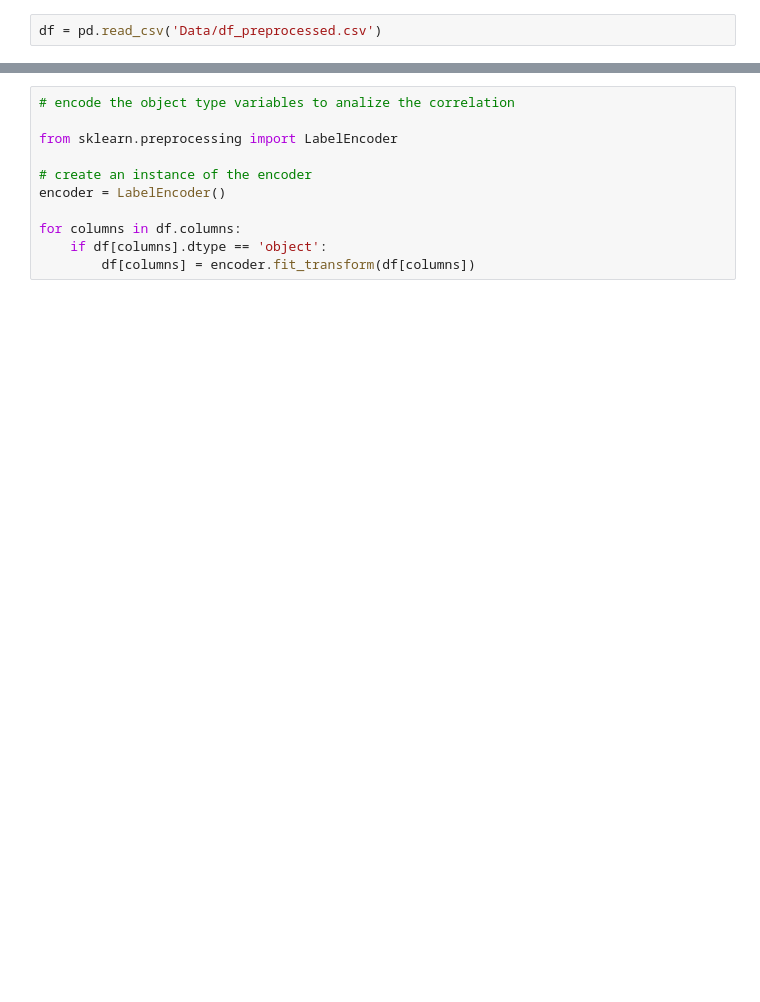
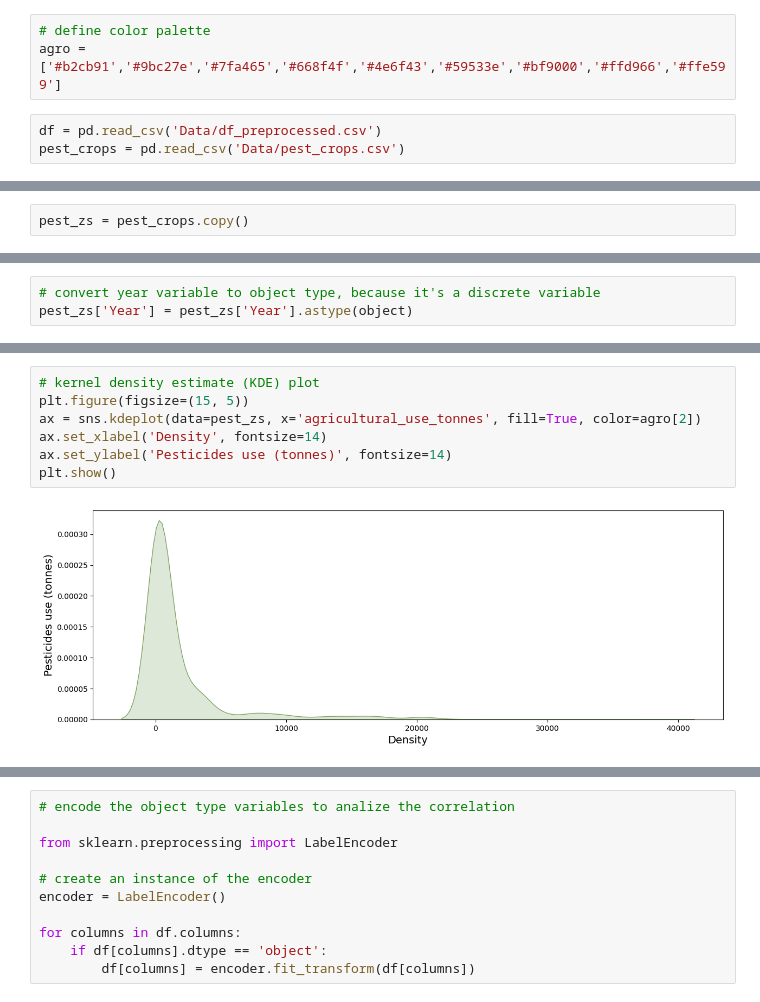
Before and after one commit to CrisDAndres/proyecto_agrotech, a Jupyter notebook: ML.ipynb, the cells around one changed output, grey strips where cells are left out. Saved outputs shown, nothing was run; the diff lists cells and outputs as text; blank space fills up the shorter version.

```diff
--- a/ML.ipynb
+++ b/ML.ipynb
@@ -6,2 +16,6 @@ import seaborn as sns
+# %%
+# define color palette
+agro = ['#b2cb91','#9bc27e','#7fa465','#668f4f','#4e6f43','#59533e','#bf9000','#ffd966','#ffe599']
 # %%
 df = pd.read_csv('Data/df_preprocessed.csv')
+pest_crops = pd.read_csv('Data/pest_crops.csv')
@@ -7,0 +26,2 @@ df = pd.read_csv('Data/df_preprocessed.csv')
+# %%
+pest_zs = pest_crops.copy()
@@ -7,0 +42,3 @@ df = pd.read_csv('Data/df_preprocessed.csv')
+# %%
+# convert year variable to object type, because it's a discrete variable
+pest_zs['Year'] = pest_zs['Year'].astype(object)
@@ -7,0 +79,9 @@ df = pd.read_csv('Data/df_preprocessed.csv')
+# %%
+# kernel density estimate (KDE) plot
+plt.figure(figsize=(15, 5))
+ax = sns.kdeplot(data=pest_zs, x='agricultural_use_tonnes', fill=True, color=agro[2])
+ax.set_xlabel('Density', fontsize=14)
+ax.set_ylabel('Pesticides use (tonnes)', fontsize=14)
+plt.show()
+# %% [output]
+[figure, added]
```
Also changed, not shown: parts of 64 cells of this notebook, 3 other files.
